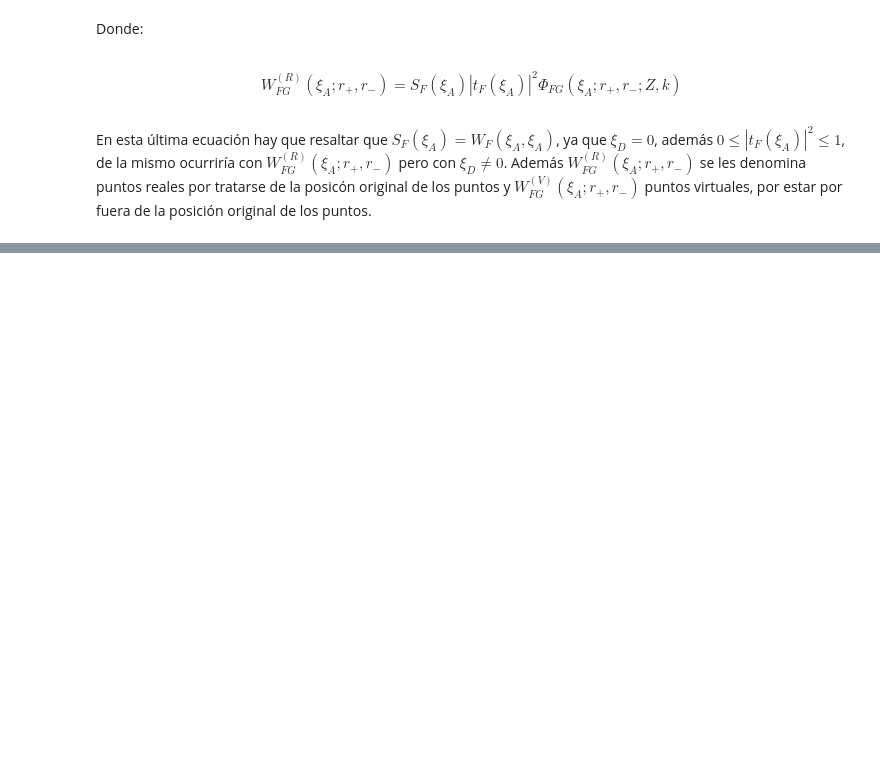
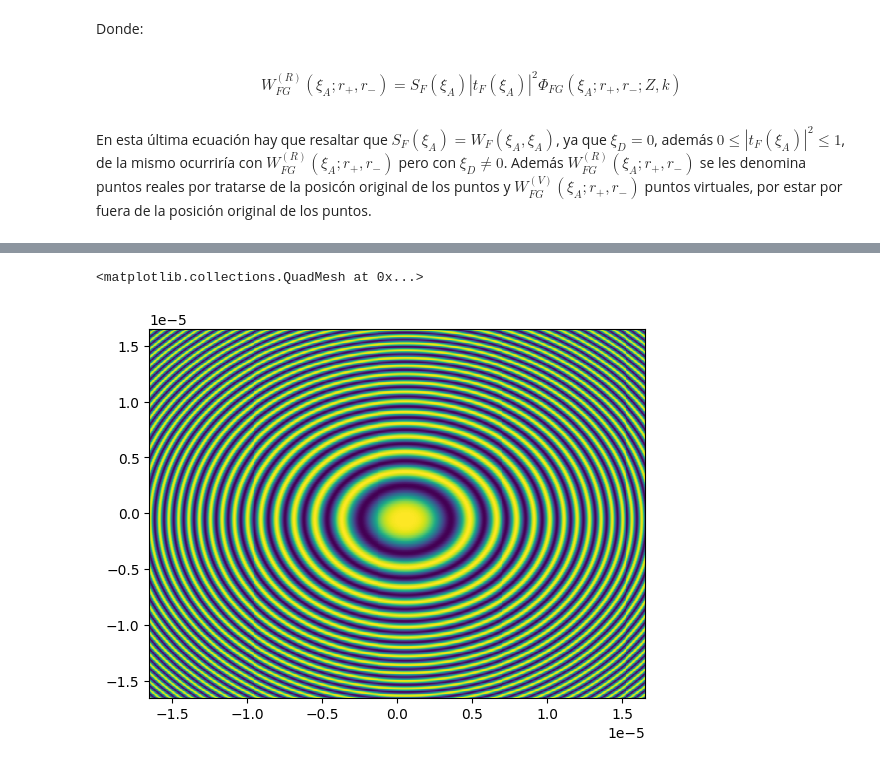
Before and after one commit to rcasalins/thesis_bachelor, a Jupyter notebook: Codigo/Cuaderno_programacion_tesis.ipynb, the cells around one changed output, grey strips where cells are left out. Drawn from its saved outputs; the diff is of its cells as text; code cells hidden in the pictures; blank space fills up the shorter version.

```diff
--- a/Codigo/Cuaderno_programacion_tesis.ipynb
+++ b/Codigo/Cuaderno_programacion_tesis.ipynb
@@ -166,0 +214,12 @@ r = 2
+# %%
+a = np.sqrt( ((xx-np.ones((500,500))*1*w-(1/2)*np.ones((500,500))*0) ** 2) + ((yy +1*np.ones((500,500))*w -(1/2)*np.ones((500,500))*0) ** 2) + ((z*np.ones((500,500))*2) ** 2) )
+b = ( a + z*np.ones((500,500)) ) / a
+# %%
+c = np.sqrt( ((xx-np.ones((500,500))*1*w+(1/2)*np.ones((500,500))*0) ** 2) + ((yy +1*np.ones((500,500))*w +(1/2)*np.ones((500,500))*0) ** 2) + ((z*np.ones((500,500))*2) ** 2) )
+d = ( c + z*np.ones((500,500)) ) / c
+# %%
+e = np.exp((1j)*k*a + (1j)*k*c)
+e = e.real
+# %%
+zf = (1/2)*((k / (4*np.pi)) ** 2) * b * d * e
+zf
@@ -166,0 +240,6 @@ r = 2
+# %%
+fig, ax = plt.subplots()
+ax.pcolormesh(x, y, zf)
+# %% [output]
+<matplotlib.collections.QuadMesh at 0x...>
+[figure, added]
```
Also changed, not shown: parts of 10 cells of this notebook.
